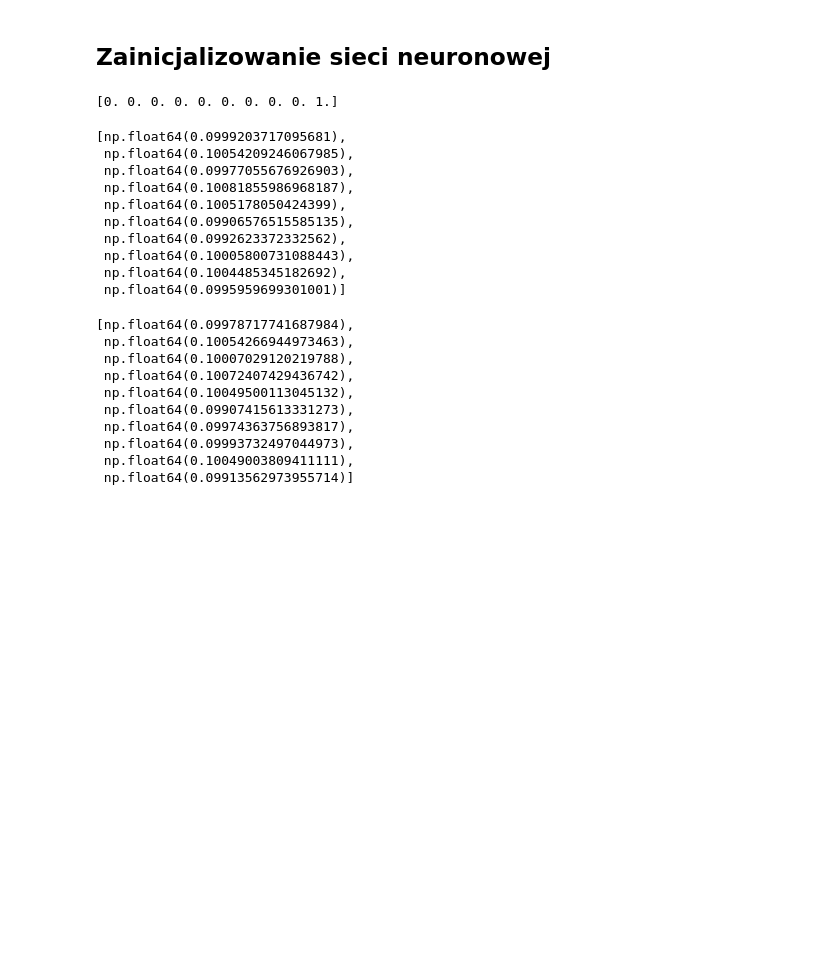
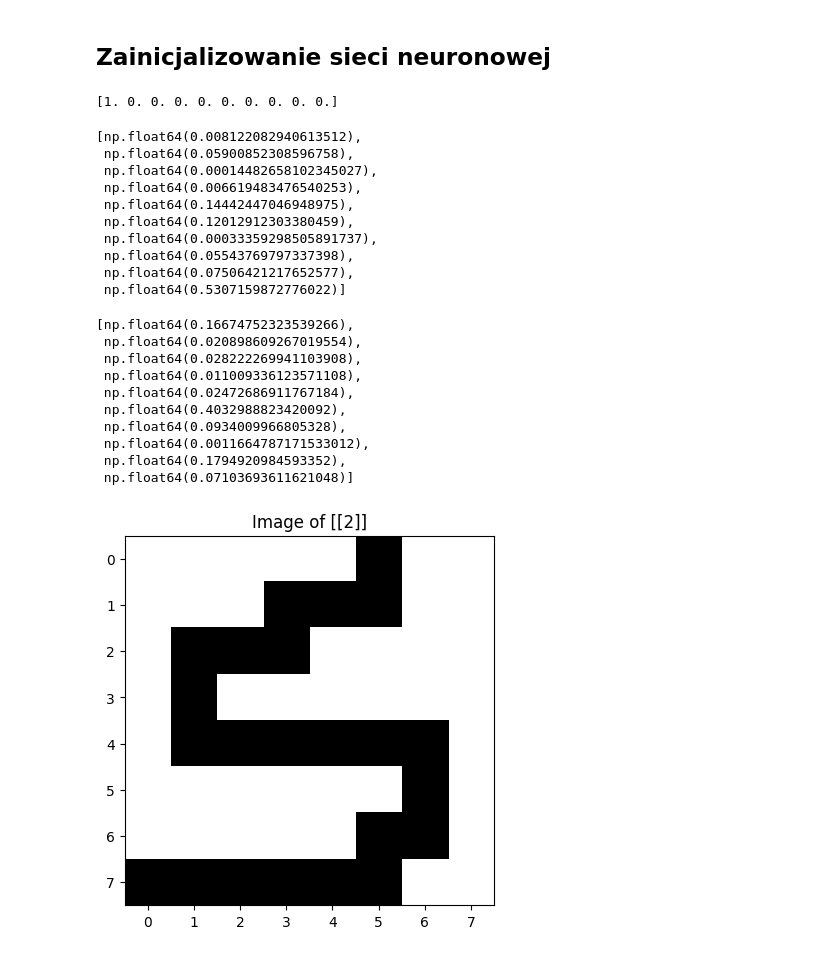
Before and after one commit to Mabuza713/ArtificialInteligence, a Jupyter notebook: Lista2Zadanie4/DigitsAnalisys.ipynb, the cells around one changed output. Cells and saved outputs as stored; diff of their text form; code cells hidden in the pictures; blank space fills up the shorter version.

```diff
--- a/Lista2Zadanie4/DigitsAnalisys.ipynb
+++ b/Lista2Zadanie4/DigitsAnalisys.ipynb
@@ -37,29 +37,33 @@ network.train(x_train, y_train, 1)
 # %%
-print(y_train[12])
+print(y_train[103])
 network.forward_propagation(x_train[12])
 # %% [output]
-[0. 0. 0. 0. 0. 0. 0. 0. 0. 1.]
+[1. 0. 0. 0. 0. 0. 0. 0. 0. 0.]
-[np.float64(0.0999203717095681),
- np.float64(0.10054209246067985),
- np.float64(0.09977055676926903),
- np.float64(0.10081855986968187),
- np.float64(0.1005178050424399),
- np.float64(0.09906576515585135),
- np.float64(0.0992623372332562),
- np.float64(0.10005800731088443),
- np.float64(0.1004485345182692),
- np.float64(0.0995959699301001)]
+[np.float64(0.008122082940613512),
+ np.float64(0.05900852308596758),
+ np.float64(0.00014482658102345027),
+ np.float64(0.006619483476540253),
+ np.float64(0.14442447046948975),
+ np.float64(0.12012912303380459),
+ np.float64(0.00033359298505891737),
+ np.float64(0.05543769797337398),
+ np.float64(0.07506421217652577),
+ np.float64(0.5307159872776022)]
 # %%
-test_x, test_y = load_data_from_image("test.png", 4)
+test_x, test_y = load_data_from_image("test.png", 2)
 network.forward_propagation(test_x)
 # %% [output]
-[np.float64(0.09978717741687984),
- np.float64(0.10054266944973463),
- np.float64(0.10007029120219788),
- np.float64(0.10072407429436742),
- np.float64(0.10049500113045132),
- np.float64(0.09907415613331273),
- np.float64(0.09974363756893817),
- np.float64(0.09993732497044973),
- np.float64(0.10049003809411111),
- np.float64(0.09913562973955714)]
+[np.float64(0.16674752323539266),
+ np.float64(0.020898609267019554),
+ np.float64(0.028222269941103908),
+ np.float64(0.011009336123571108),
+ np.float64(0.02472686911767184),
+ np.float64(0.4032988823420092),
+ np.float64(0.0934009966805328),
+ np.float64(0.0011664787171533012),
+ np.float64(0.1794920984593352),
+ np.float64(0.07103693611621048)]
+# %%
+plot_number_using_vector(test_x, test_y)
+# %% [output]
+[figure, added]
```
Also changed, not shown: parts of 2 cells of this notebook, 6 other files.
